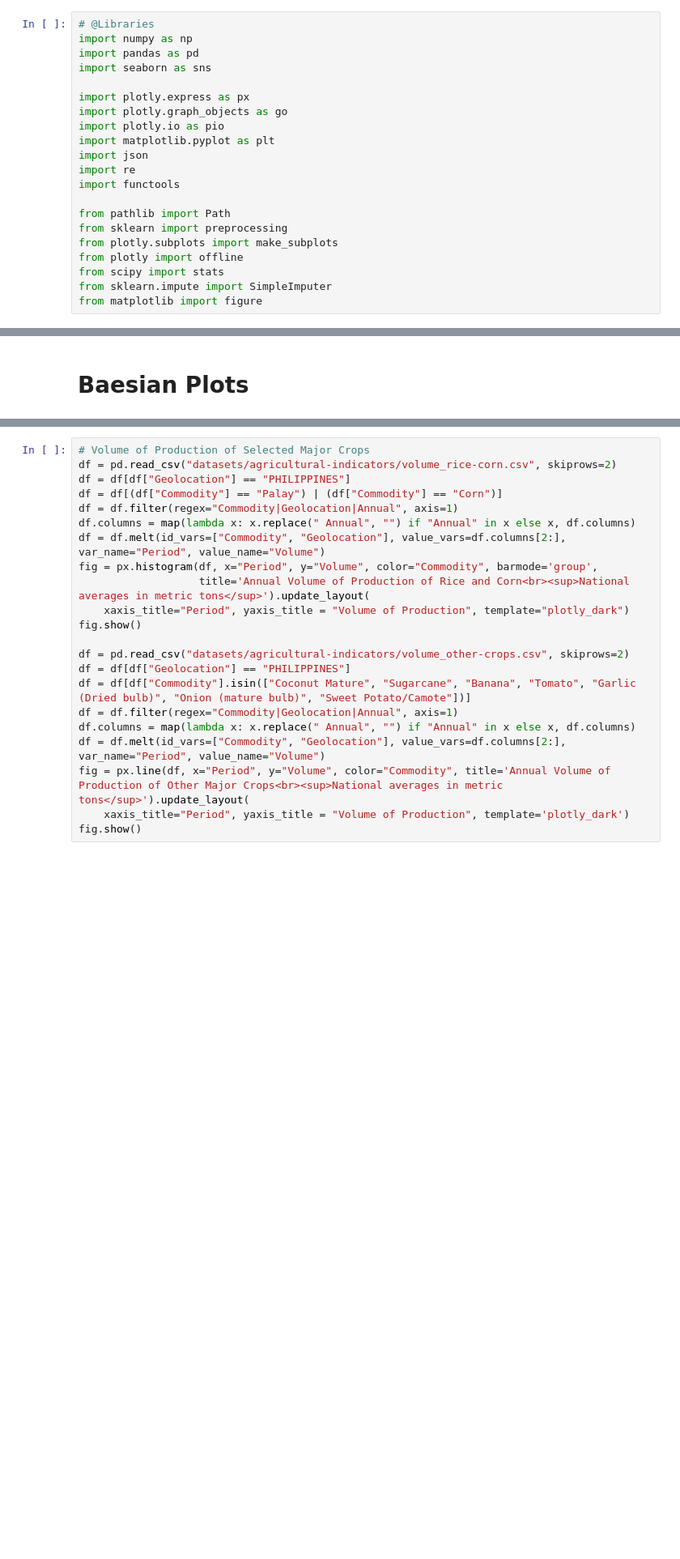
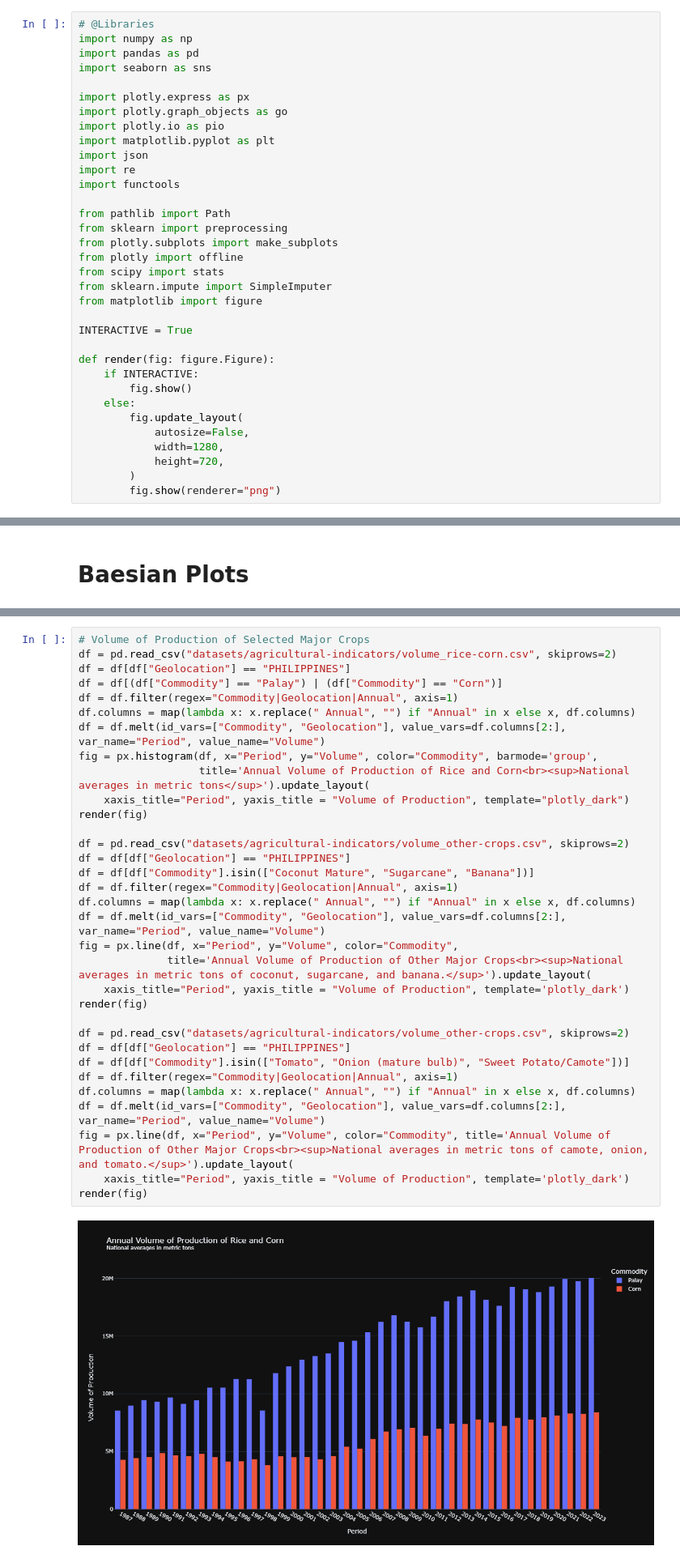
Before and after one commit to Bourbon-Rye/Baesian-Cropability, a Jupyter notebook: data_exploration.ipynb, the cells around one changed output, grey strips where cells are left out. Shown at 81% size. Cells and saved outputs as stored; diff of their text form; blank space fills up the shorter version.

Commit message:
Fixed hypothesis1, also added Corn and Rice only for hyp2, and added option to render static or interactive plots

```diff
--- a/data_exploration.ipynb
+++ b/data_exploration.ipynb
@@ -23,6 +27,19 @@ from plotly import offline
 from scipy import stats
 from sklearn.impute import SimpleImputer
 from matplotlib import figure
+
+INTERACTIVE = True
+
+def render(fig: figure.Figure):
+    if INTERACTIVE:
+        fig.show()
+    else:
+        fig.update_layout(
+            autosize=False,
+            width=1280,
+            height=720,
+        )
+        fig.show(renderer="png")
 # %%
 # @title Corrections
 with open('datasets/region_provinces.json') as jsonfile:
@@ -326,22 +351,35 @@ Selected major crops (analyzed are checked):
 # %%
 # Volume of Production of Selected Major Crops
 df = pd.read_csv("datasets/agricultural-indicators/volume_rice-corn.csv", skiprows=2)
 df = df[df["Geolocation"] == "PHILIPPINES"]
 df = df[(df["Commodity"] == "Palay") | (df["Commodity"] == "Corn")]
 df = df.filter(regex="Commodity|Geolocation|Annual", axis=1)
 df.columns = map(lambda x: x.replace(" Annual", "") if "Annual" in x else x, df.columns)
 df = df.melt(id_vars=["Commodity", "Geolocation"], value_vars=df.columns[2:], var_name="Period", value_name="Volume")
 fig = px.histogram(df, x="Period", y="Volume", color="Commodity", barmode='group',
                    title='Annual Volume of Production of Rice and Corn<br><sup>National averages in metric tons</sup>').update_layout(
     xaxis_title="Period", yaxis_title = "Volume of Production", template="plotly_dark")
-fig.show()
+render(fig)
 
 df = pd.read_csv("datasets/agricultural-indicators/volume_other-crops.csv", skiprows=2)
 df = df[df["Geolocation"] == "PHILIPPINES"]
-df = df[df["Commodity"].isin(["Coconut Mature", "Sugarcane", "Banana", "Tomato", "Garlic (Dried bulb)", "Onion (mature bulb)", "Sweet Potato/Camote"])]
+df = df[df["Commodity"].isin(["Coconut Mature", "Sugarcane", "Banana"])]
 df = df.filter(regex="Commodity|Geolocation|Annual", axis=1)
 df.columns = map(lambda x: x.replace(" Annual", "") if "Annual" in x else x, df.columns)
 df = df.melt(id_vars=["Commodity", "Geolocation"], value_vars=df.columns[2:], var_name="Period", value_name="Volume")
-fig = px.line(df, x="Period", y="Volume", color="Commodity", title='Annual Volume of Production of Other Major Crops<br><sup>National averages in metric tons</sup>').update_layout(
+fig = px.line(df, x="Period", y="Volume", color="Commodity",
+              title='Annual Volume of Production of Other Major Crops<br><sup>National averages in metric tons of coconut, sugarcane, and banana.</sup>').update_layout(
     xaxis_title="Period", yaxis_title = "Volume of Production", template='plotly_dark')
-fig.show()
+render(fig)
+
+df = pd.read_csv("datasets/agricultural-indicators/volume_other-crops.csv", skiprows=2)
+df = df[df["Geolocation"] == "PHILIPPINES"]
+df = df[df["Commodity"].isin(["Tomato", "Onion (mature bulb)", "Sweet Potato/Camote"])]
+df = df.filter(regex="Commodity|Geolocation|Annual", axis=1)
+df.columns = map(lambda x: x.replace(" Annual", "") if "Annual" in x else x, df.columns)
+df = df.melt(id_vars=["Commodity", "Geolocation"], value_vars=df.columns[2:], var_name="Period", value_name="Volume")
+fig = px.line(df, x="Period", y="Volume", color="Commodity", title='Annual Volume of Production of Other Major Crops<br><sup>National averages in metric tons of camote, onion, and tomato.</sup>').update_layout(
+    xaxis_title="Period", yaxis_title = "Volume of Production", template='plotly_dark')
+render(fig)
+# %% [output]
+[figure, added]
```
Also changed, not shown: parts of 11 cells of this notebook, 3 other files.
